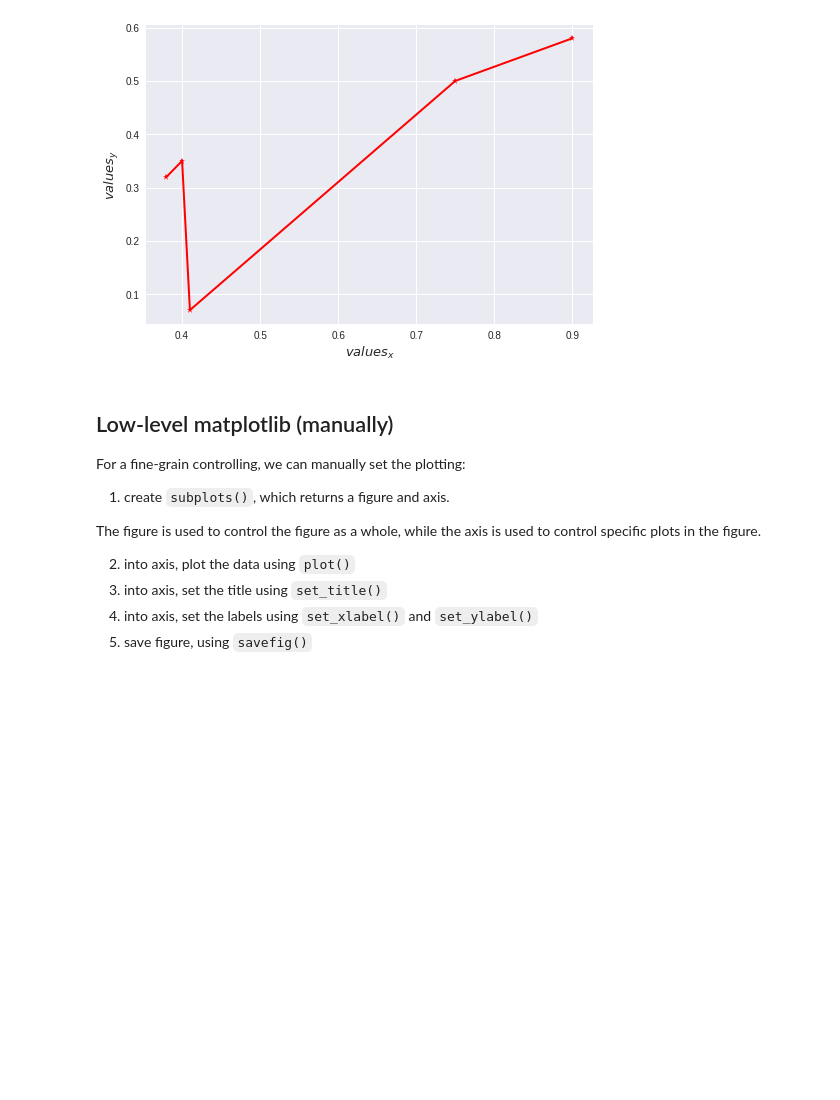
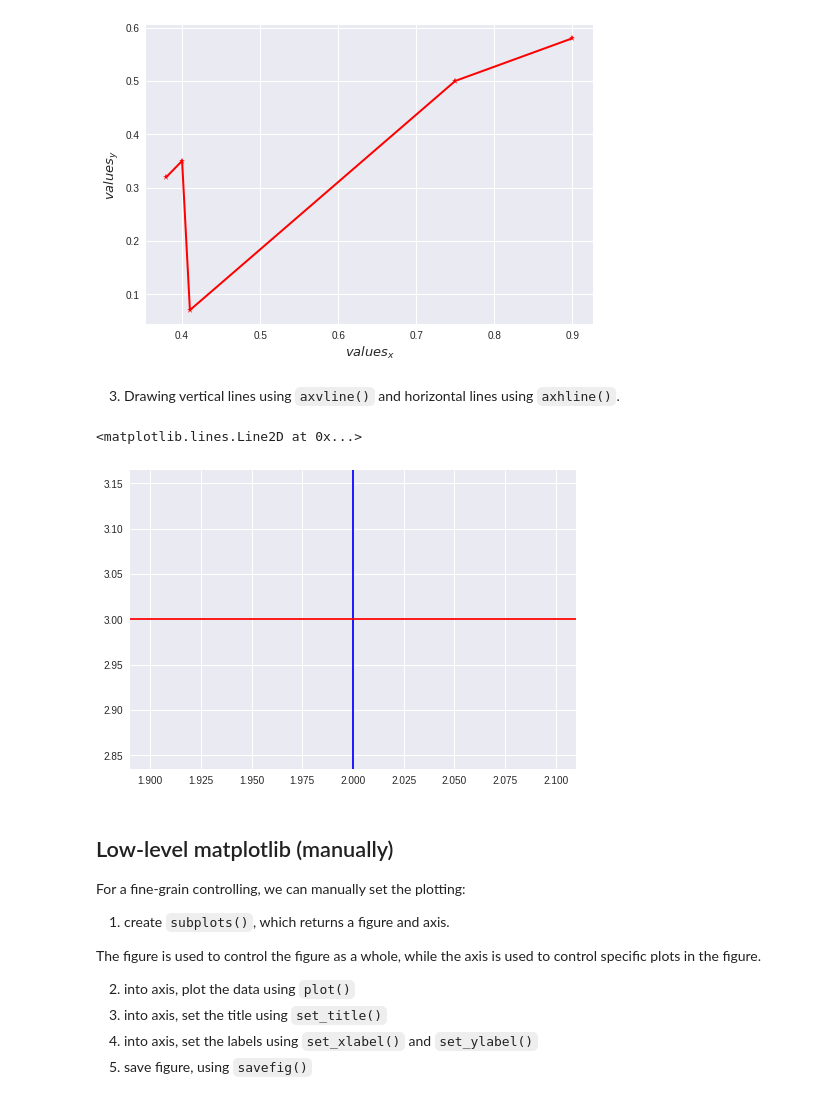
Before and after one commit to MJimitater/epistomology, a Jupyter notebook: visualization.ipynb, the cells around one changed output. Saved outputs shown, nothing was run; the diff lists cells and outputs as text; code cells hidden in the pictures; blank space fills up the shorter version.

```diff
--- a/visualization.ipynb
+++ b/visualization.ipynb
@@ -138,6 +147,14 @@ plt.ylabel('$values_y$', fontsize=13)
 # %% [output]
 Text(0, 0.5, '$values_y$')
 [figure]
+# %% [markdown]
+3. Drawing vertical lines using `axvline()` and horizontal lines using `axhline()`.
+# %%
+plt.axvline(2, c='blue')
+plt.axhline(3, c='red')
+# %% [output]
+<matplotlib.lines.Line2D at 0x...>
+[figure, added]
 # %% [markdown]
 ## Low-level matplotlib (manually)
 
```
Also changed, not shown: parts of 3 cells of this notebook.
